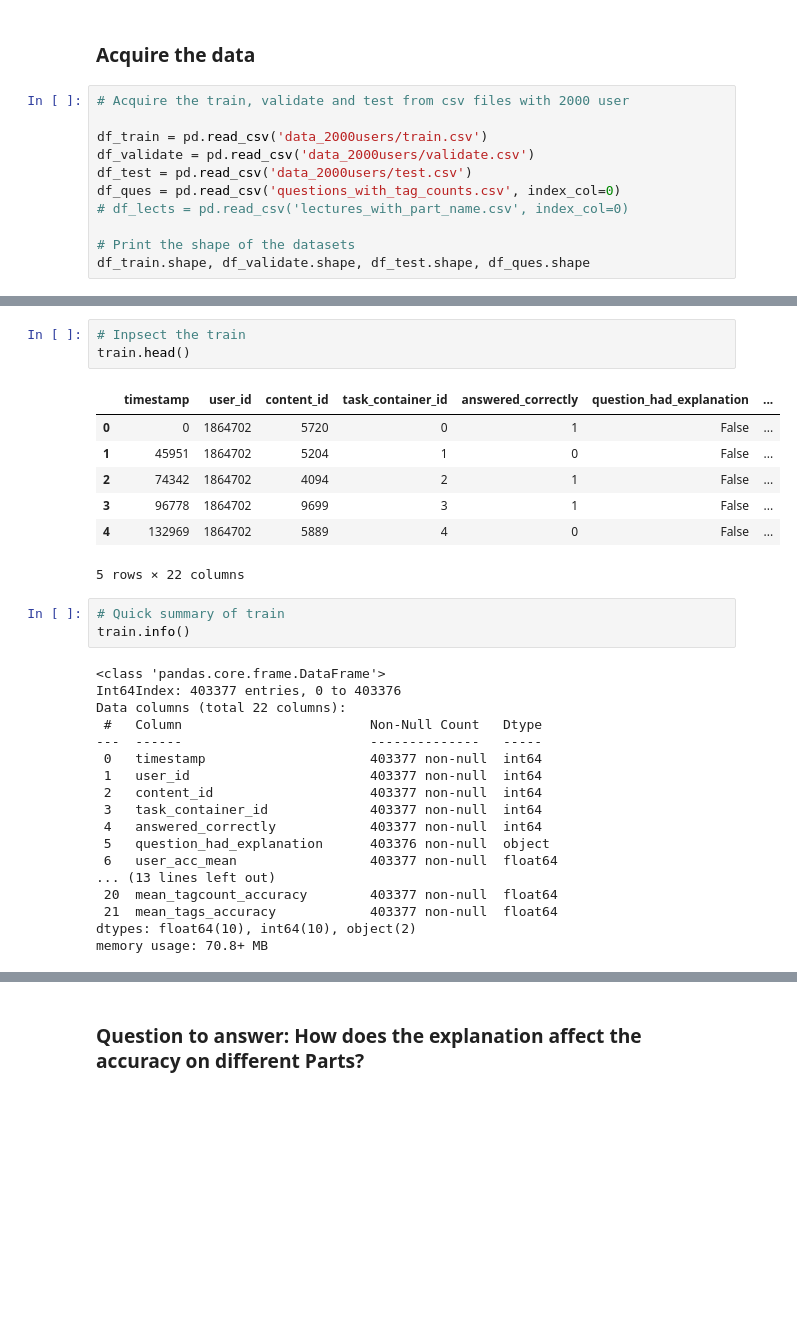
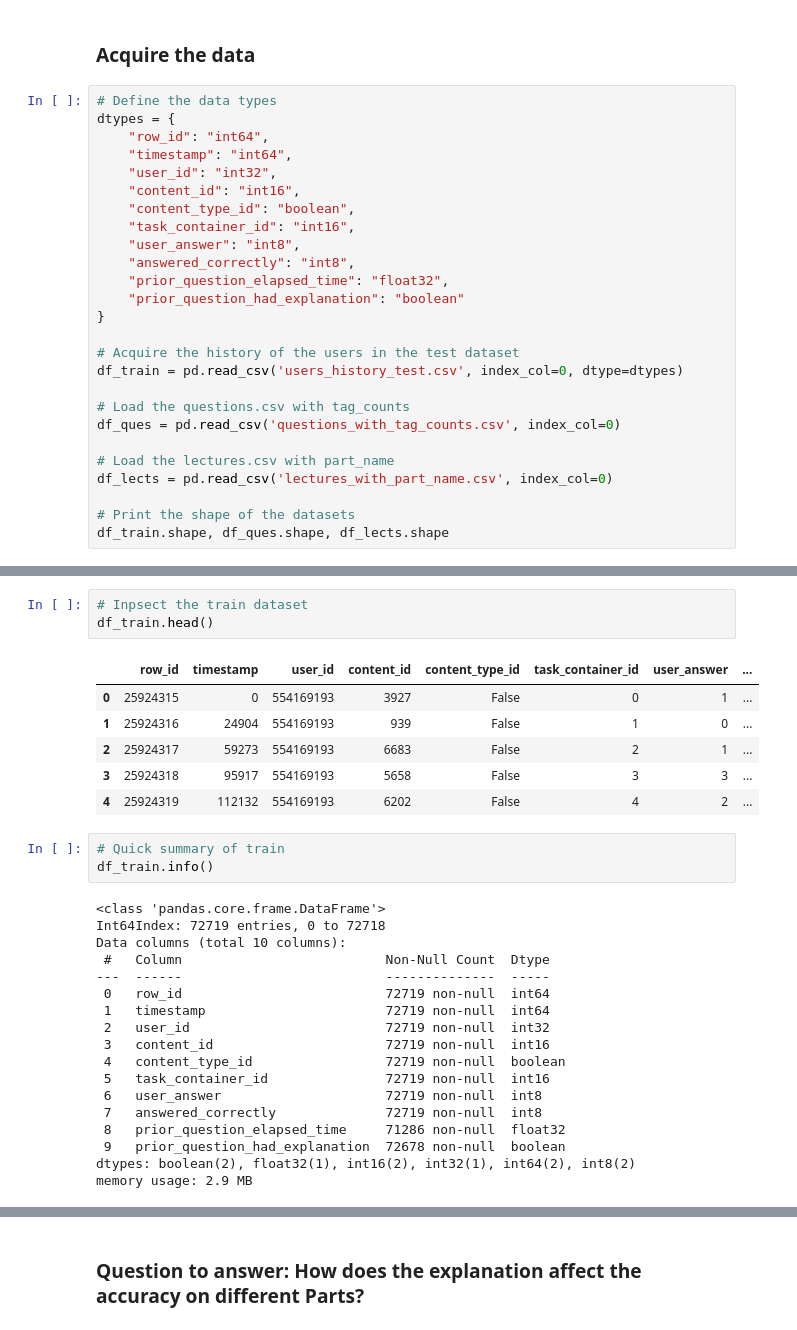
Before and after one commit to Yongliang-Shi/riiid_answer_correctness_prediction, a Jupyter notebook: explore.ipynb, the cells around one changed output, grey strips where cells are left out. Drawn from its saved outputs; the diff is of its cells as text; blank space fills up the shorter version.

Commit message:
explore the history of the users in the test dataset.

```diff
--- a/explore.ipynb
+++ b/explore.ipynb
@@ -17,14 +17,29 @@ from tqdm import tqdm
 # %% [markdown]
 ### Acquire the data
 # %%
-# Acquire the train, validate and test from csv files with 2000 user
+# Define the data types
+dtypes = {
+    "row_id": "int64",
+    "timestamp": "int64",
+    "user_id": "int32",
+    "content_id": "int16",
+    "content_type_id": "boolean",
+    "task_container_id": "int16",
+    "user_answer": "int8",
+    "answered_correctly": "int8",
+    "prior_question_elapsed_time": "float32",
+    "prior_question_had_explanation": "boolean"
+}
 
-df_train = pd.read_csv('data_2000users/train.csv')
-df_validate = pd.read_csv('data_2000users/validate.csv')
-df_test = pd.read_csv('data_2000users/test.csv')
+# Acquire the history of the users in the test dataset
+df_train = pd.read_csv('users_history_test.csv', index_col=0, dtype=dtypes)
+
+# Load the questions.csv with tag_counts
 df_ques = pd.read_csv('questions_with_tag_counts.csv', index_col=0)
-# df_lects = pd.read_csv('lectures_with_part_name.csv', index_col=0)
+
+# Load the lectures.csv with part_name
+df_lects = pd.read_csv('lectures_with_part_name.csv', index_col=0)
 
 # Print the shape of the datasets
-df_train.shape, df_validate.shape, df_test.shape, df_ques.shape
+df_train.shape, df_ques.shape, df_lects.shape
 # %% [output]
@@ -45,32 +47,31 @@ Wall time: 12.5 s
 # %%
-# Inpsect the train
-train.head()
+# Inpsect the train dataset
+df_train.head()
 # %% [output]
-|  | timestamp | user_id | content_id | task_container_id | answered_correctly | question_had_explanation | ... |
-| 0 | 0 | 1864702 | 5720 | 0 | 1 | False | ... |
-| 1 | 45951 | 1864702 | 5204 | 1 | 0 | False | ... |
-| 2 | 74342 | 1864702 | 4094 | 2 | 1 | False | ... |
-| 3 | 96778 | 1864702 | 9699 | 3 | 1 | False | ... |
-| 4 | 132969 | 1864702 | 5889 | 4 | 0 | False | ... |
+|  | row_id | timestamp | user_id | content_id | content_type_id | task_container_id | user_answer | ... |
+| 0 | 25924315 | 0 | 554169193 | 3927 | False | 0 | 1 | ... |
+| 1 | 25924316 | 24904 | 554169193 | 939 | False | 1 | 0 | ... |
+| 2 | 25924317 | 59273 | 554169193 | 6683 | False | 2 | 1 | ... |
+| 3 | 25924318 | 95917 | 554169193 | 5658 | False | 3 | 3 | ... |
+| 4 | 25924319 | 112132 | 554169193 | 6202 | False | 4 | 2 | ... |
-5 rows × 22 columns
 # %%
 # Quick summary of train
-train.info()
+df_train.info()
 # %% [output]
 <class 'pandas.core.frame.DataFrame'>
-Int64Index: 403377 entries, 0 to 403376
-Data columns (total 22 columns):
- #   Column                        Non-Null Count   Dtype
----  ------                        --------------   -----
- 0   timestamp                     403377 non-null  int64
- 1   user_id                       403377 non-null  int64
- 2   content_id                    403377 non-null  int64
- 3   task_container_id             403377 non-null  int64
- 4   answered_correctly            403377 non-null  int64
- 5   question_had_explanation      403376 non-null  object
- 6   user_acc_mean                 403377 non-null  float64
-... (13 lines left out)
- 20  mean_tagcount_accuracy        403377 non-null  float64
- 21  mean_tags_accuracy            403377 non-null  float64
-dtypes: float64(10), int64(10), object(2)
-memory usage: 70.8+ MB
+Int64Index: 72719 entries, 0 to 72718
+Data columns (total 10 columns):
+ #   Column                          Non-Null Count  Dtype
+---  ------                          --------------  -----
+ 0   row_id                          72719 non-null  int64
+ 1   timestamp                       72719 non-null  int64
+ 2   user_id                         72719 non-null  int32
+ 3   content_id                      72719 non-null  int16
+ 4   content_type_id                 72719 non-null  boolean
+ 5   task_container_id               72719 non-null  int16
+ 6   user_answer                     72719 non-null  int8
+ 7   answered_correctly              72719 non-null  int8
+ 8   prior_question_elapsed_time     71286 non-null  float32
+ 9   prior_question_had_explanation  72678 non-null  boolean
+dtypes: boolean(2), float32(1), int16(2), int32(1), int64(2), int8(2)
+memory usage: 2.9 MB
```
Also changed, not shown: parts of 20 cells of this notebook.
